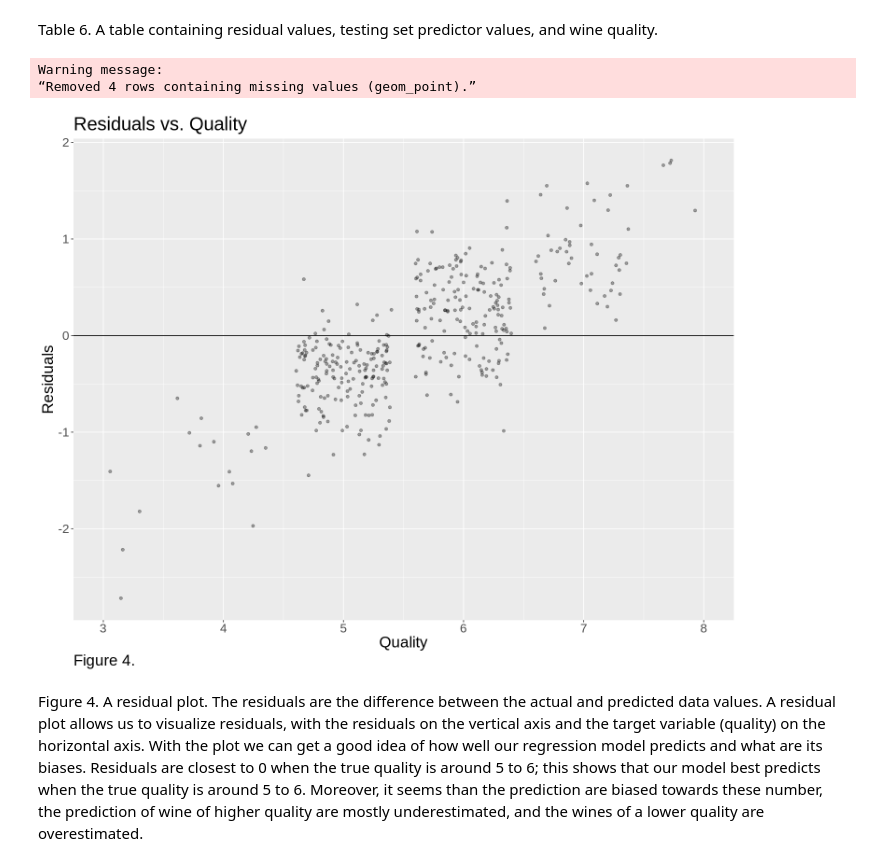
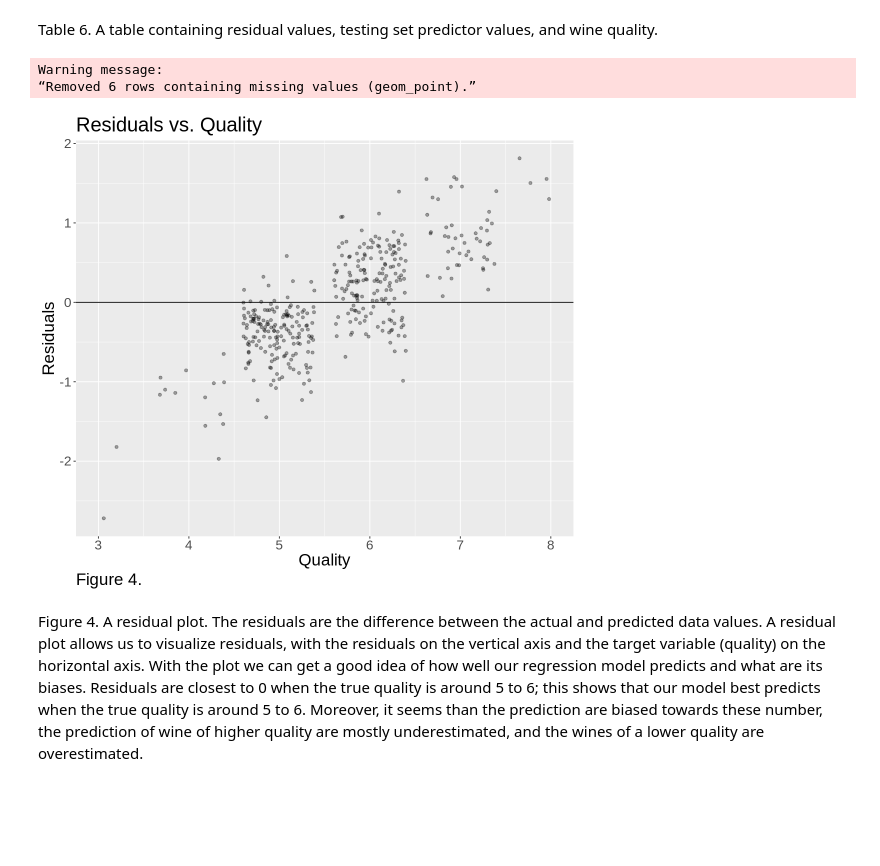
Before and after one commit to aleong2004/Wine-Quality-Prediction, a Jupyter notebook: Project.ipynb, the cells around one changed output. Cells and saved outputs as stored; diff of their text form; code cells hidden in the pictures; blank space fills up the shorter version.

```diff
--- a/Project.ipynb
+++ b/Project.ipynb
@@ -363,23 +363,23 @@ A tibble: 401 × 14
 Table 6. A table containing residual values, testing set predictor values, and wine quality.
 # %%
 # PLOTTING A RESIDUAL PLOT TO VISUALISE THE DISTRIBUTION OF RESIDUALS WITH RESPECT TO QUALITY.
-options(repr.plot.width = 12.5, repr.plot.height = 10)
+options(repr.plot.width = 9, repr.plot.height = 8)
 lm_residual_plot <- lm_plot_prediction |>
                     ggplot(aes(x = quality, y = residuals)) +
                     geom_point(alpha = 0.35, position = "jitter") +
                     geom_hline(yintercept= 0) +
                     labs(x = "Quality",
                          y = "Residuals",
                          title = "Residuals vs. Quality",
                          caption = "Figure 4.") +
                     theme(text = element_text(size = 20),
                           plot.caption = element_text(size = 20, hjust = 0)) +
                     scale_x_continuous(breaks = c(2,3,4,5,6,7,8), lim = c(3,8))
 lm_residual_plot
 # %% [output]
 Warning message:
-“Removed 4 rows containing missing values (geom_point).”
+“Removed 6 rows containing missing values (geom_point).”
-[figure, old version]
+[figure, new version]
 # %% [markdown]
 Figure 4. A residual plot. The residuals are the difference between the actual and predicted data values. A residual plot allows us to visualize residuals, with the residuals on the vertical axis and the target variable (quality) on the horizontal axis. With the plot we can get a good idea of how well our regression model predicts and what are its biases. Residuals are closest to 0 when the true quality is around 5 to 6; this shows that our model best predicts when the true quality is around 5 to 6. Moreover, it seems than the prediction are biased towards these number, the prediction of wine of higher quality are mostly underestimated, and the wines of a lower quality are overestimated.
 # %% [markdown]
```
Also changed, not shown: parts of 1 cell of this notebook.
